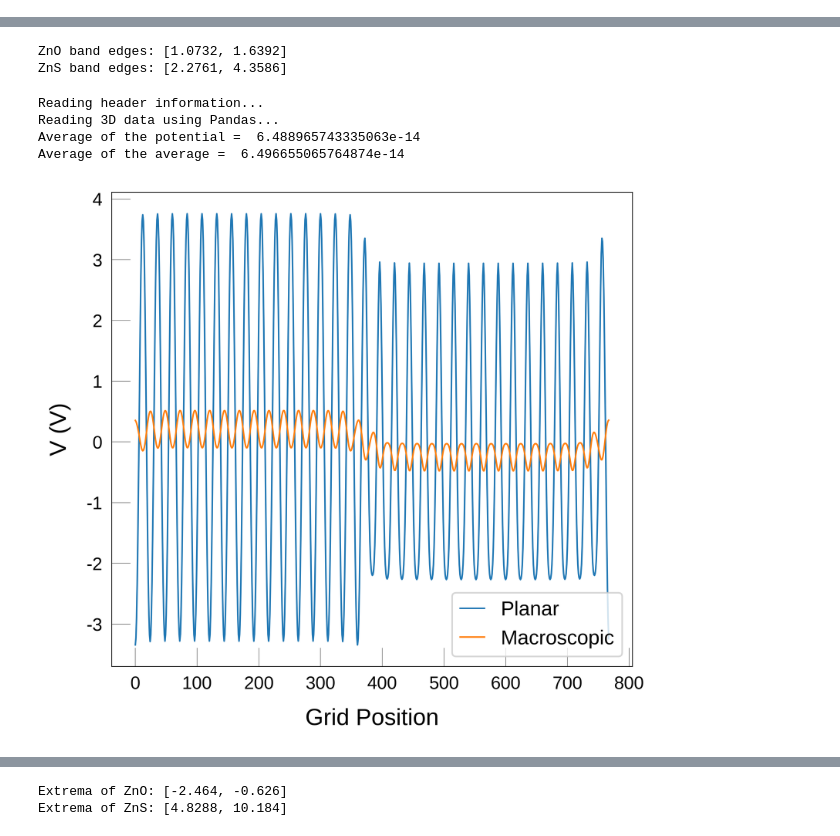
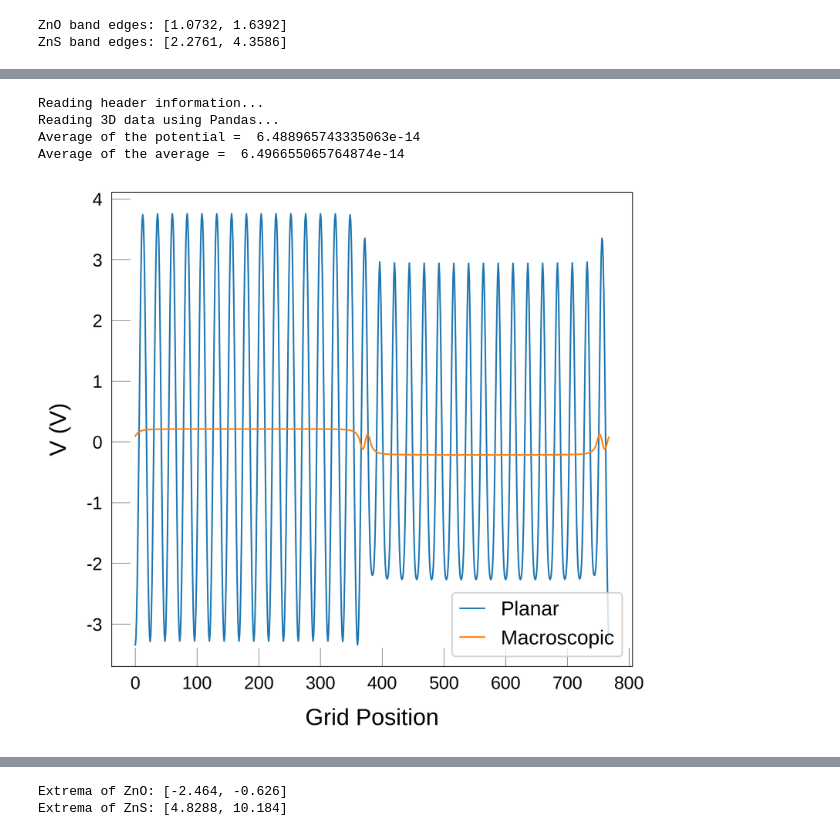
Before and after one commit to WMD-group/MacroDensity, a Jupyter notebook: docs/tutorials/HeteroJunction/HeteroJunction.ipynb, the cells around one changed output, grey strips where cells are left out. Saved outputs shown, nothing was run; the diff lists cells and outputs as text; code cells hidden in the pictures.

Commit message:
update HeteroJunction tutorial, fix issue in macrodensity average. Automate parsing of volumes from OUTCARs rather than plugging manually the values

```diff
--- a/docs/tutorials/HeteroJunction/HeteroJunction.ipynb
+++ b/docs/tutorials/HeteroJunction/HeteroJunction.ipynb
@@ -33,3 +33,13 @@ We obtain the $\epsilon_{vbm}$ values from the bulk `OUTCAR` files as in the sla
+# %%
+import macrodensity as md
+
+extrema_ZnO = md.get_band_extrema('OUTCAR_ZnO')
+print("ZnO band edges:", extrema_ZnO)
+extrema_ZnS = md.get_band_extrema('OUTCAR_ZnS')
+print("ZnS band edges:", extrema_ZnS)
+# %% [output]
+ZnO band edges: [1.0732, 1.6392]
+ZnS band edges: [2.2761, 4.3586]
 # %% [markdown]
 ### Interface calculation
 
@@ -52,32 +62,24 @@ import math
 import numpy as np
 import matplotlib.pyplot as plt
 import matplotlib as mpl
-# %%
-extrema = md.get_band_extrema('OUTCAR_ZnO')
-print("ZnO band edges:", extrema)
-extrema = md.get_band_extrema('OUTCAR_ZnS')
-print("ZnS band edges:", extrema)
-# %% [output]
-ZnO band edges: [1.0732, 1.6392]
-ZnS band edges: [2.2761, 4.3586]
 # %%
 input_file = 'LOCPOT_slab'
-lattice_vector = 3.6
+lattice_vector = 2.0 # roughly the distance in Angstroms between the repeating units of the slab
 output_file = 'planar_average.csv'
 
 # To perform average along z axis, we specify axis="z"
 df, fig = md.plot_planar_average(
     input_file=input_file,
     lattice_vector=lattice_vector,
     axis="z",
     output_file=output_file,
 )
 # %% [output]
 Reading header information...
 Reading 3D data using Pandas...
 Average of the potential =  6.488965743335063e-14
 Average of the average =  6.496655065764874e-14
-[figure, old version]
+[figure, new version]
 # %% [markdown]
 ### Get $\Delta V$
 
```
Also changed, not shown: parts of 21 cells of this notebook, 1 other file.
